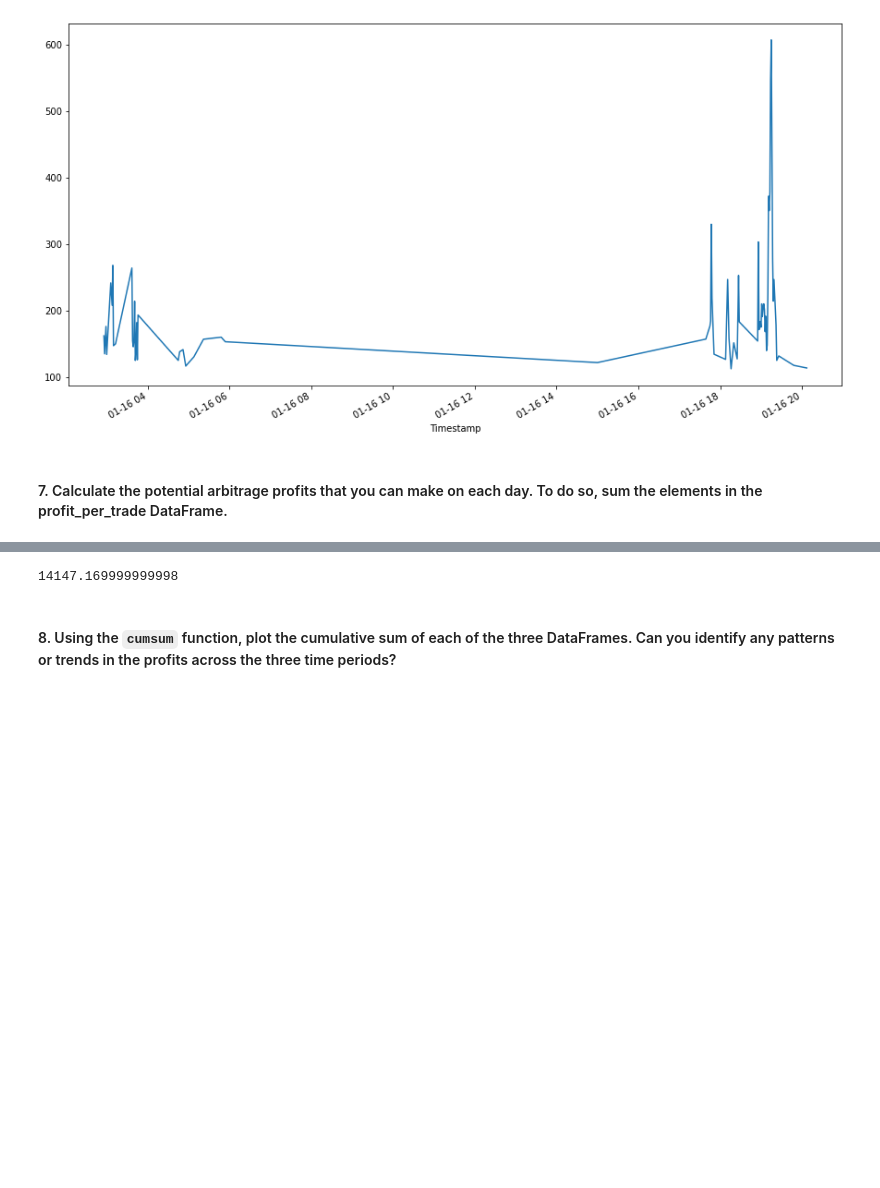
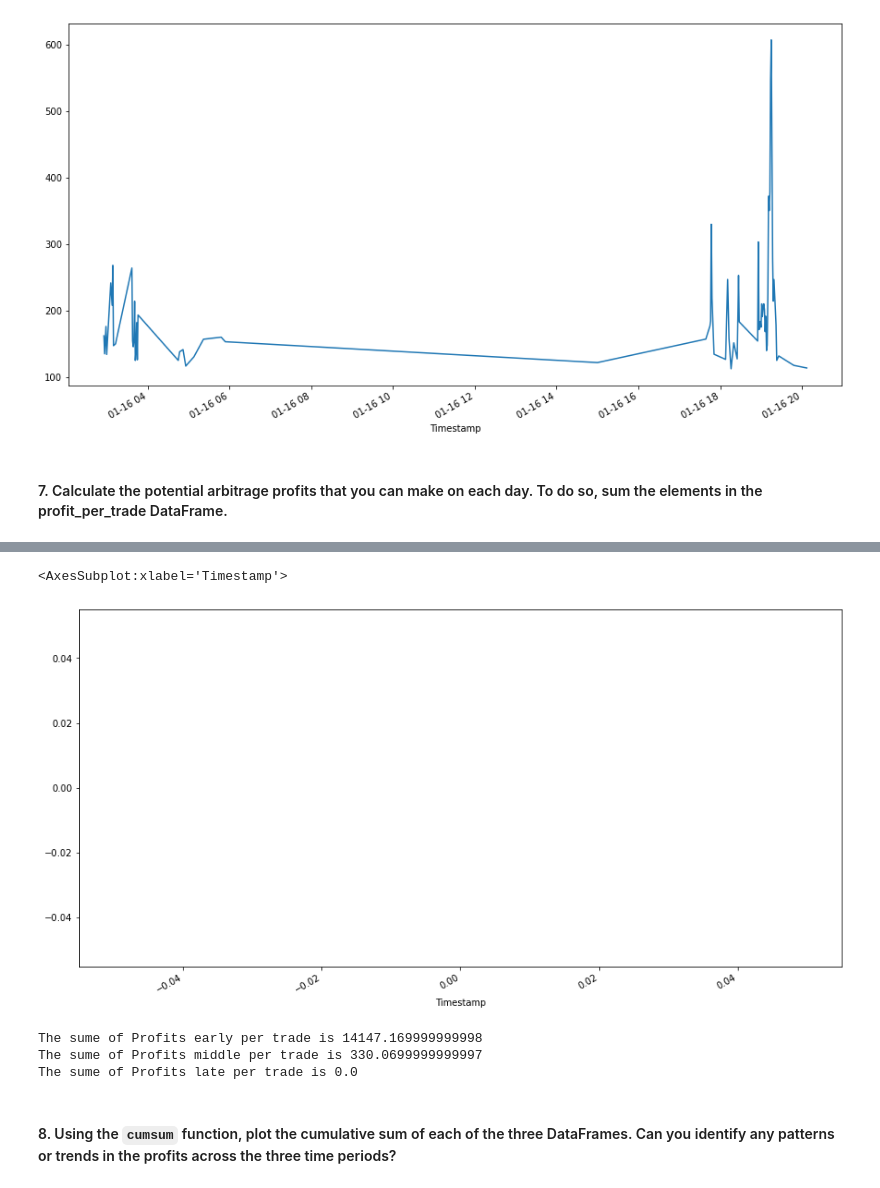
Before and after one commit to TaoNYC/columbia_fintech, a Jupyter notebook: Challenge_3_Bitcoin Arbitrage/crypto_arbitrage.ipynb, the cells around one changed output, grey strips where cells are left out. Cells and saved outputs as stored; diff of their text form; code cells hidden in the pictures; blank space fills up the shorter version.

```diff
--- a/Challenge_3_Bitcoin Arbitrage/crypto_arbitrage.ipynb
+++ b/Challenge_3_Bitcoin Arbitrage/crypto_arbitrage.ipynb
@@ -563,0 +579,5 @@ Name: Close, dtype: float64
+# %%
+# Repeat above steps for late date
+arbitrage_spread_late = coinbase['Close'].loc['2018-03-26':'2018-03-26']-bitstamp['Close'].loc['2018-03-26':'2018-03-26']
+arbitrage_spread_late_positive = arbitrage_spread_late[arbitrage_spread_late>0]
+display(arbitrage_spread_late_positive.describe())
@@ -585,2 +630,8 @@ Name: Close, dtype: float64
 # %% [markdown]
 #### 3. For each of the three dates, narrow down your trading opportunities even further. To do so, determine the number of times your trades with positive returns exceed the 1% minimum threshold that you need to cover your costs.
+# %%
+# Repeat above steps for late date
+spread_return_late= arbitrage_spread_late_positive/bitstamp['Close'].loc['2018-03-26':'2018-03-26']
+spread_return_late.dropna(inplace=True)
+display(spread_return_late.head())
+display(spread_return_late.shape)
@@ -604,0 +677,5 @@ Name: Close, dtype: float64
+# %%
+# repeat above steps for late date
+profitable_trades_late = spread_return_late[spread_return_late>0.01]
+display(profitable_trades_late.head())
+display(profitable_trades_late.shape)
@@ -648,0 +770,5 @@ Name: Close, Length: 73, dtype: float64
+# %%
+# Repeat above steps for middle date
+profit_late = profitable_trades_late*bitstamp['Close'].loc['2018-03-26']
+profit_per_trade_late = profit_late.dropna()
+display(profit_per_trade_late)
@@ -674,10 +839,22 @@ profit_per_trade_early.plot(figsize = (15,8))
+# %%
+# Repeat above for late date
+profit_per_trade_late.plot(figsize = (15,8))
+# %% [output]
+<AxesSubplot:xlabel='Timestamp'>
+[figure, added]
 # %%
 # Calculate the sum of the potential profits for the early profit per trade DataFrame
 # YOUR CODE HERE
 sum_of_profits_early_profit_per_trade = profit_per_trade_early.sum()
-sum_of_profits_early_profit_per_trade
+print(f'The sume of Profits early per trade is {sum_of_profits_early_profit_per_trade}')
+sum_of_profits_middle_profit_per_trade = profit_per_trade_middle.sum()
+print(f'The sume of Profits middle per trade is {sum_of_profits_middle_profit_per_trade}')
+sum_of_profits_late_profit_per_trade = profit_per_trade_late.sum()
+print(f'The sume of Profits late per trade is {sum_of_profits_late_profit_per_trade}')
 # %% [output]
-14147.169999999998
+The sume of Profits early per trade is 14147.169999999998
+The sume of Profits middle per trade is 330.0699999999997
+The sume of Profits late per trade is 0.0
 # %% [markdown]
 #### 8. Using the `cumsum` function, plot the cumulative sum of each of the three DataFrames. Can you identify any patterns or trends in the profits across the three time periods?
 # %%
```
Also changed, not shown: parts of 16 cells of this notebook.
